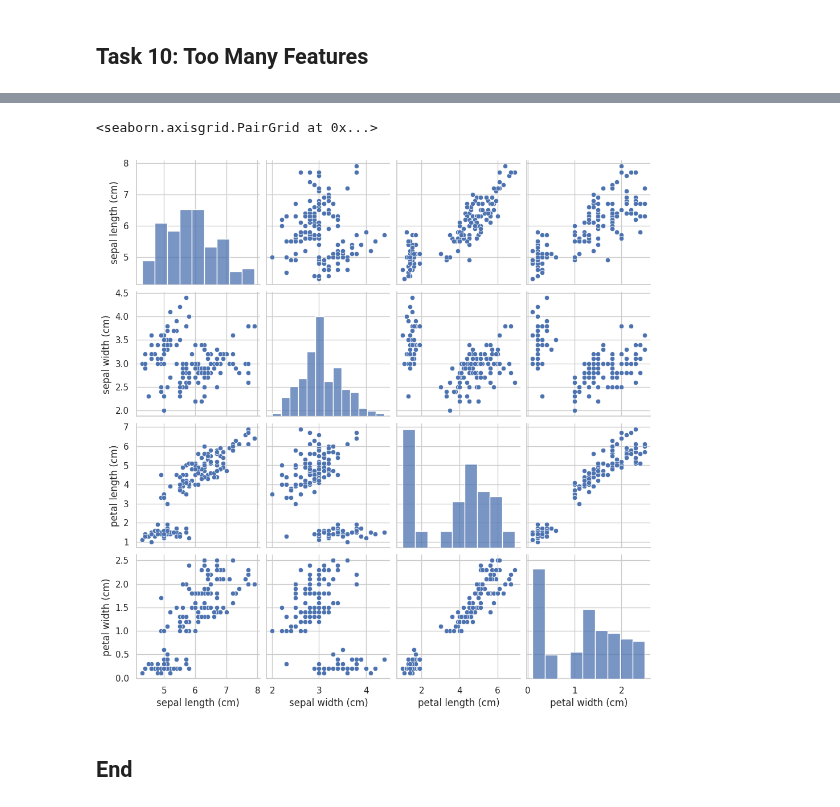
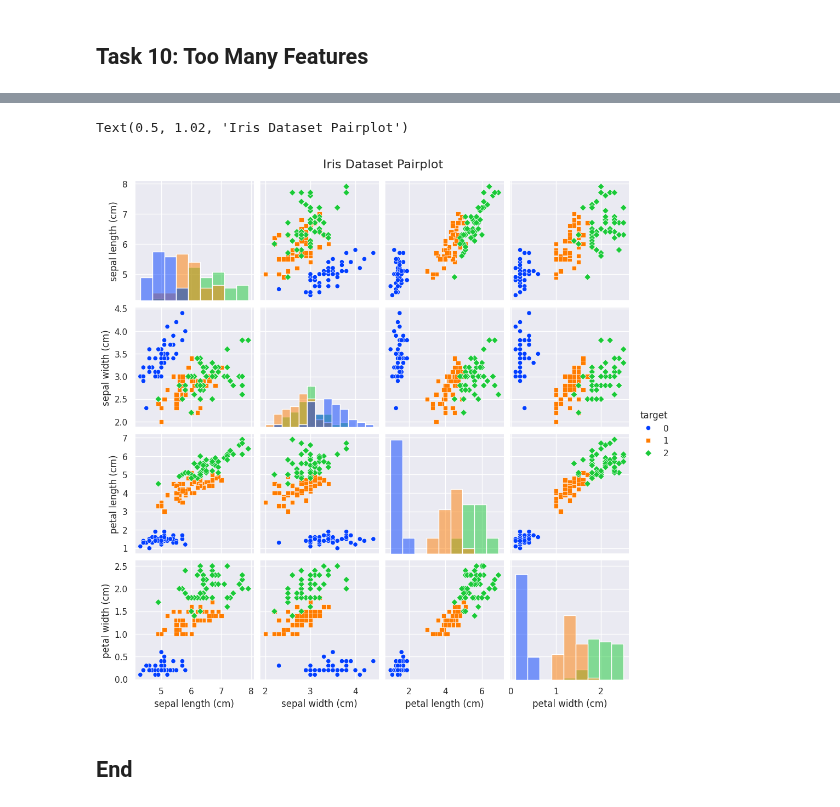
Before and after one commit to Oksyyy/principles_of_data_analytics, a Jupyter notebook: tasks.ipynb, the cells around one changed output, grey strips where cells are left out. Cells and saved outputs as stored; diff of their text form; code cells hidden in the pictures.

```diff
--- a/tasks.ipynb
+++ b/tasks.ipynb
@@ -715,10 +723,18 @@ iris_df
-# %%
-sns.set(style = "whitegrid")
-# %%
-sns.pairplot(iris_df)
-# Add title
-# %% [output]
-<seaborn.axisgrid.PairGrid at 0x...>
-[figure, removed]
+# %%
+# Set the background style of the plot
+sns.set(style = "darkgrid")
+# %%
+# Create apairplot based on the DataFrame
+# "hue" argument allows to color points by target variable
+# "diag_kind" argument specifies the type of plot to use on the diagonal
+# markers argument specifies the marker shape for different classes
+# "palette" argument specifies the color palette to use for different classes
+sns.pairplot(iris_df, hue = "target", diag_kind="hist", markers=["o","s","D"], palette="bright")
+
+# Add title
+plt.suptitle("Iris Dataset Pairplot", y=1.02, fontsize=16)
+# %% [output]
+Text(0.5, 1.02, 'Iris Dataset Pairplot')
+[figure, added]
 # %% [markdown]
 ## End
```
Also changed, not shown: parts of 2 cells of this notebook.
